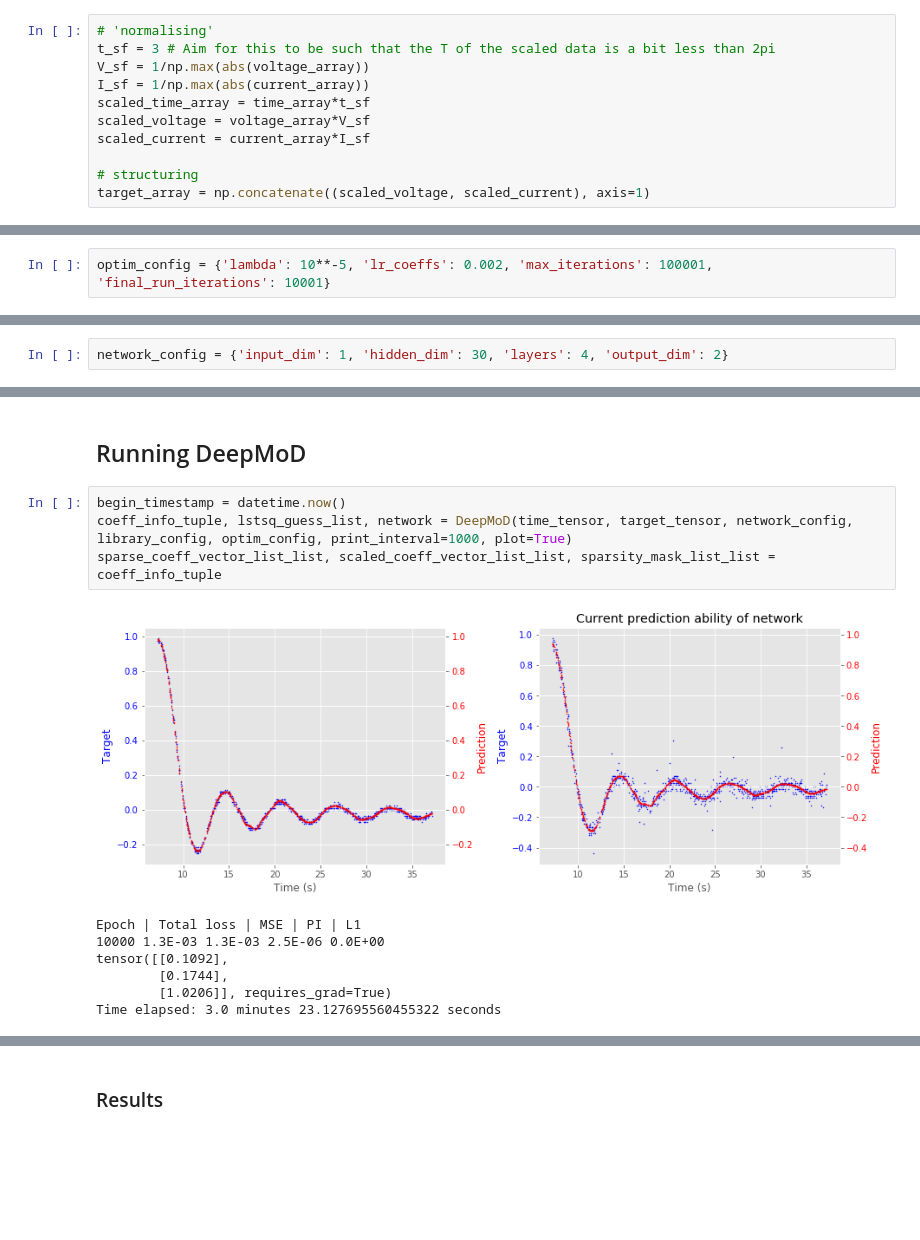
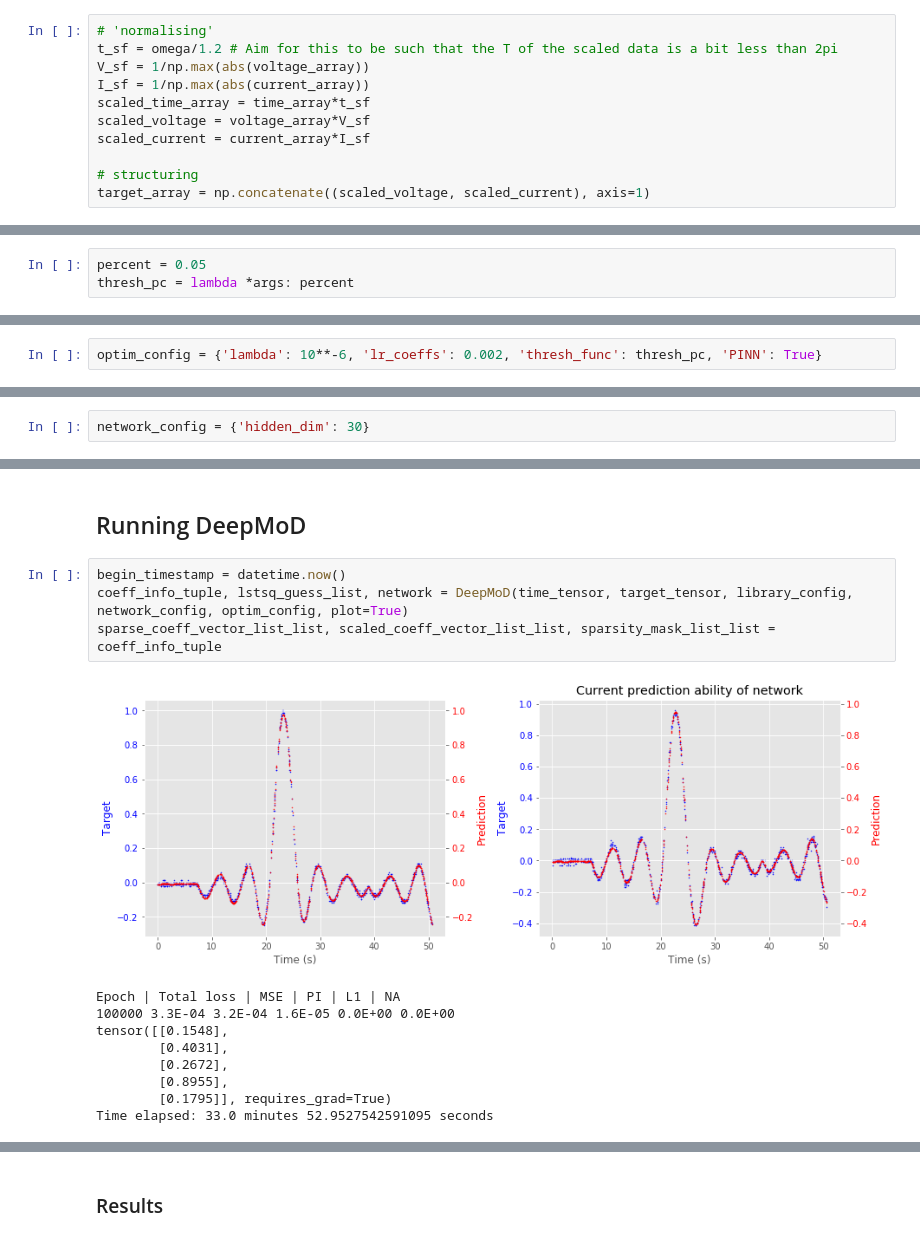
Before and after one commit to AlexB-B/DeePyMoD_torch_AlexVersion, a Jupyter notebook: notebooks/Example - Real Electronics Data.ipynb, the cells around one changed output, grey strips where cells are left out. Drawn from its saved outputs; the diff is of its cells as text; blank space fills up the shorter version.

```diff
--- a/notebooks/Example - Real Electronics Data.ipynb
+++ b/notebooks/Example - Real Electronics Data.ipynb
@@ -80,7 +88,7 @@ plt.plot(time_array, current_array, label='current', linestyle='None', marker='.
 ## Data Treatment
 # %%
 # 'normalising'
-t_sf = 3 # Aim for this to be such that the T of the scaled data is a bit less than 2pi
+t_sf = omega/1.2 # Aim for this to be such that the T of the scaled data is a bit less than 2pi
 V_sf = 1/np.max(abs(voltage_array))
 I_sf = 1/np.max(abs(current_array))
 scaled_time_array = time_array*t_sf
@@ -140,0 +161,3 @@ target_tensor = torch.tensor(reduced_target_array, dtype=torch.float32)
+# %%
+percent = 0.05
+thresh_pc = lambda *args: percent
@@ -141,11 +166,11 @@ target_tensor = torch.tensor(reduced_target_array, dtype=torch.float32)
 # %% [markdown]
 Have a small period at start to train MSE only. Rational is to trian the MSE a bit, not so much as to fit the noise, but enough to try and guide the first several epochs of the main optimisation process in the right direction. The main optimisaton procedure will seemingly ruin most of the MSE only fit as it warps the data to fit, at this point, nonsense equation, but the hope is that it will briefly nudge the equation in the right direction.
 # %%
-optim_config = {'lambda': 10**-5, 'lr_coeffs': 0.002, 'max_iterations': 100001, 'final_run_iterations': 10001}
+optim_config = {'lambda': 10**-6, 'lr_coeffs': 0.002, 'thresh_func': thresh_pc, 'PINN': True}
 # %% [markdown]
 output_dim is 2! This is because the NN is goign to learn to predict both V and I from t.
 # %%
-network_config = {'input_dim': 1, 'hidden_dim': 30, 'layers': 4, 'output_dim': 2}
+network_config = {'hidden_dim': 30}
 # %% [markdown]
 new library function, simpler even than for synthetic data as no analytical differentiation occurs and voltage (or strain) is always assumed to be the first column of prediction and target. No need for input type or torch lambda entry in dictionary.
 # %%
@@ -154,13 +179,15 @@ library_config = {'type': mech_library_real, 'diff_order': 2, 'coeff_sign': 'pos
 ## Running DeepMoD
 # %%
 begin_timestamp = datetime.now()
-coeff_info_tuple, lstsq_guess_list, network = DeepMoD(time_tensor, target_tensor, network_config, library_config, optim_config, print_interval=1000, plot=True)
+coeff_info_tuple, lstsq_guess_list, network = DeepMoD(time_tensor, target_tensor, library_config, network_config, optim_config, plot=True)
 sparse_coeff_vector_list_list, scaled_coeff_vector_list_list, sparsity_mask_list_list = coeff_info_tuple
 # %% [output]
-[figure, old version]
+[figure, new version]
-Epoch | Total loss | MSE | PI | L1
-10000 1.3E-03 1.3E-03 2.5E-06 0.0E+00
-tensor([[0.1092],
-        [0.1744],
-        [1.0206]], requires_grad=True)
-Time elapsed: 3.0 minutes 23.127695560455322 seconds
+Epoch | Total loss | MSE | PI | L1 | NA
+100000 3.3E-04 3.2E-04 1.6E-05 0.0E+00 0.0E+00
+tensor([[0.1548],
+        [0.4031],
+        [0.2672],
+        [0.8955],
+        [0.1795]], requires_grad=True)
+Time elapsed: 33.0 minutes 52.9527542591095 seconds
```
Also changed, not shown: parts of 44 cells of this notebook, 33 other files.
